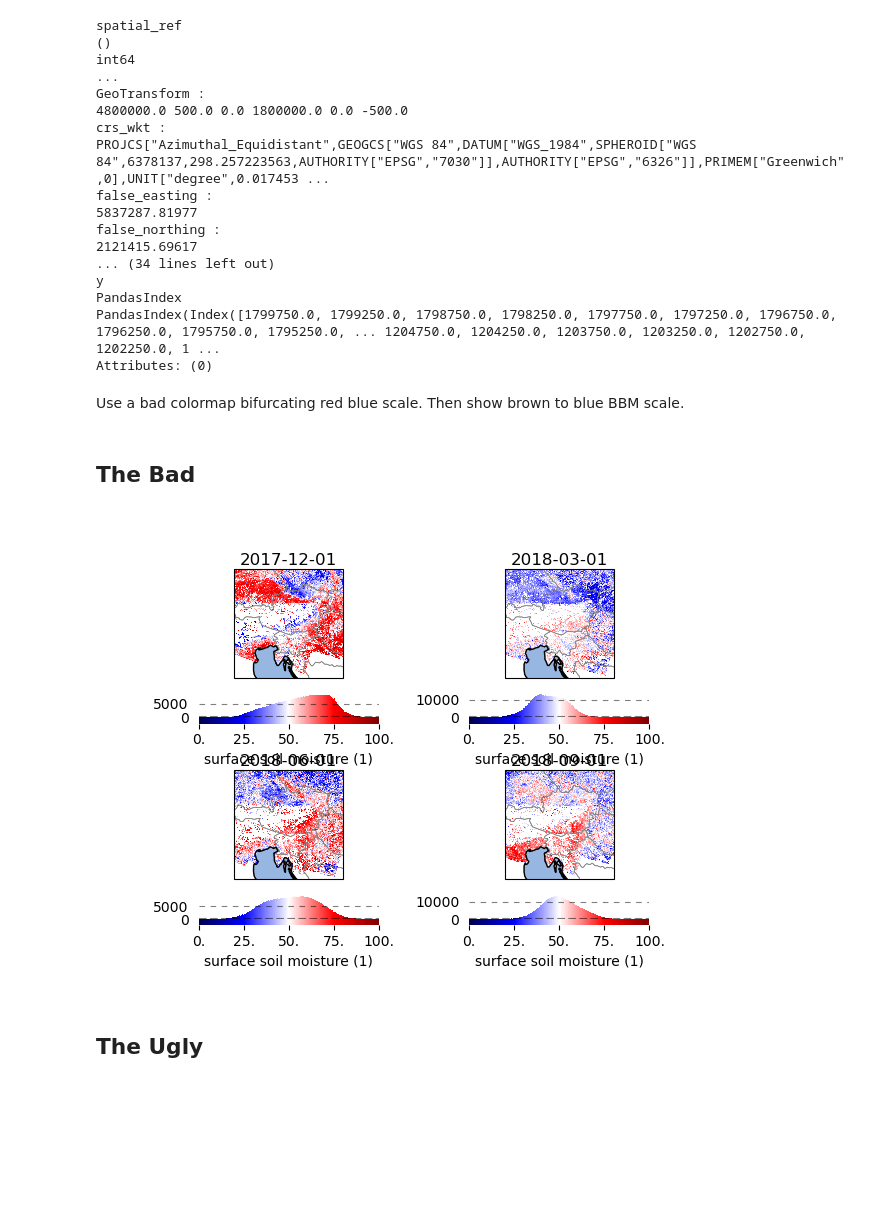
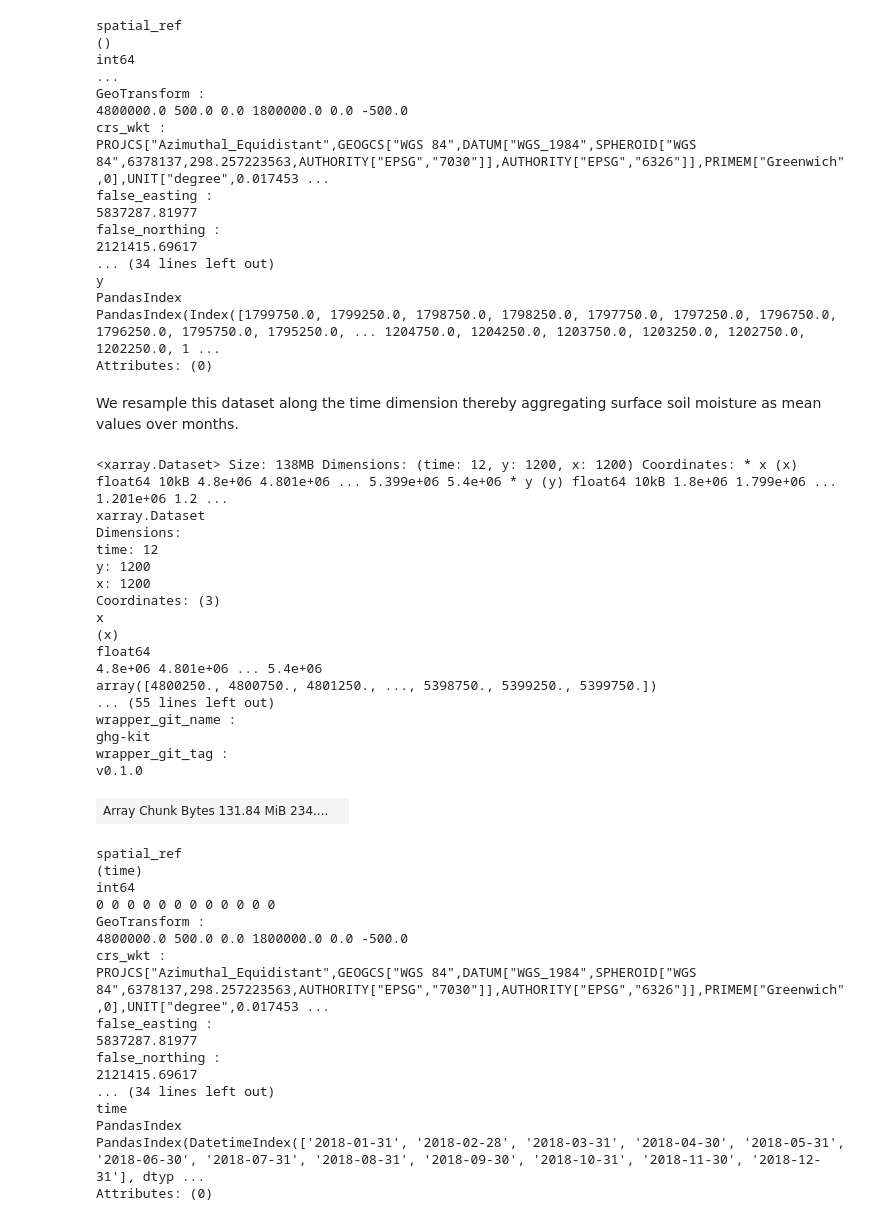
Before and after one commit to TUW-GEO/tuw_education_notebooks, a Jupyter notebook: 02_counterexample.ipynb, the cells around one changed output. Saved outputs shown, nothing was run; the diff lists cells and outputs as text; code cells hidden in the pictures; blank space fills up the shorter version.

```diff
--- a/02_counterexample.ipynb
+++ b/02_counterexample.ipynb
@@ -51,15 +74,44 @@ y
 PandasIndex
 PandasIndex(Index([1799750.0, 1799250.0, 1798750.0, 1798250.0, 1797750.0, 1797250.0, 1796750.0, 1796250.0, 1795750.0, 1795250.0, ... 1204750.0, 1204250.0, 1203750.0, 1203250.0, 1202750.0, 1202250.0, 1 ...
 Attributes: (0)
-# %% [markdown]
-Use a bad colormap bifurcating red blue scale. Then show brown to blue BBM scale.
+# %% [markdown]
+We resample this dataset along the time dimension thereby aggregating surface soil moisture as mean values over months.
 # %%
-SSM_dc_qs = SSM_dc.resample(time="QS-DEC").mean()
+SSM_dc_monthly = SSM_dc.resample(time="M").mean()
+SSM_dc_monthly
+# %% [output]
+<xarray.Dataset> Size: 138MB Dimensions: (time: 12, y: 1200, x: 1200) Coordinates: * x (x) float64 10kB 4.8e+06 4.801e+06 ... 5.399e+06 5.4e+06 * y (y) float64 10kB 1.8e+06 1.799e+06 ... 1.201e+06 1.2 ...
+xarray.Dataset
+Dimensions:
+time: 12
+y: 1200
+x: 1200
+Coordinates: (3)
+x
+(x)
+float64
+4.8e+06 4.801e+06 ... 5.4e+06
+array([4800250., 4800750., 4801250., ..., 5398750., 5399250., 5399750.])
+... (55 lines left out)
+wrapper_git_name :
+ghg-kit
+wrapper_git_tag :
+v0.1.0
+| Array Chunk Bytes 131.84 MiB 234.... |  |
+spatial_ref
+(time)
+int64
+0 0 0 0 0 0 0 0 0 0 0 0
+GeoTransform :
+4800000.0 500.0 0.0 1800000.0 0.0 -500.0
+crs_wkt :
+PROJCS["Azimuthal_Equidistant",GEOGCS["WGS 84",DATUM["WGS_1984",SPHEROID["WGS 84",6378137,298.257223563,AUTHORITY["EPSG","7030"]],AUTHORITY["EPSG","6326"]],PRIMEM["Greenwich",0],UNIT["degree",0.017453 ...
+false_easting :
+5837287.81977
+false_northing :
+2121415.69617
+... (34 lines left out)
+time
+PandasIndex
+PandasIndex(DatetimeIndex(['2018-01-31', '2018-02-28', '2018-03-31', '2018-04-30', '2018-05-31', '2018-06-30', '2018-07-31', '2018-08-31', '2018-09-30', '2018-10-31', '2018-11-30', '2018-12-31'], dtyp ...
+Attributes: (0)
-# %% [markdown]
-## The Bad
-# %%
-view_seasonal_ssm(SSM_dc_qs, "seismic")
-# %% [output]
-[figure, removed]
-# %% [markdown]
-## The Ugly
```
Also changed, not shown: parts of 11 cells of this notebook, 3 other files.
